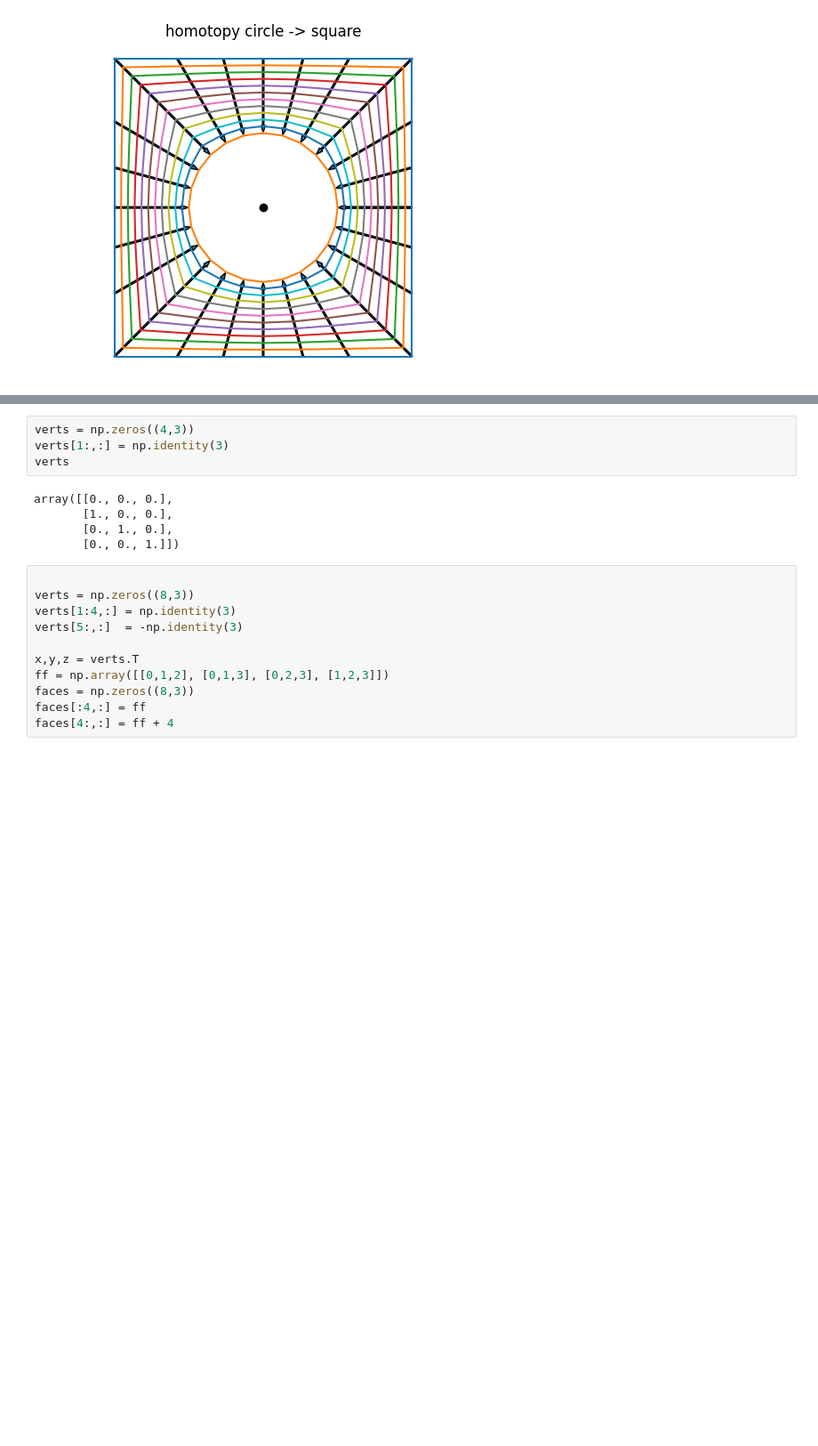
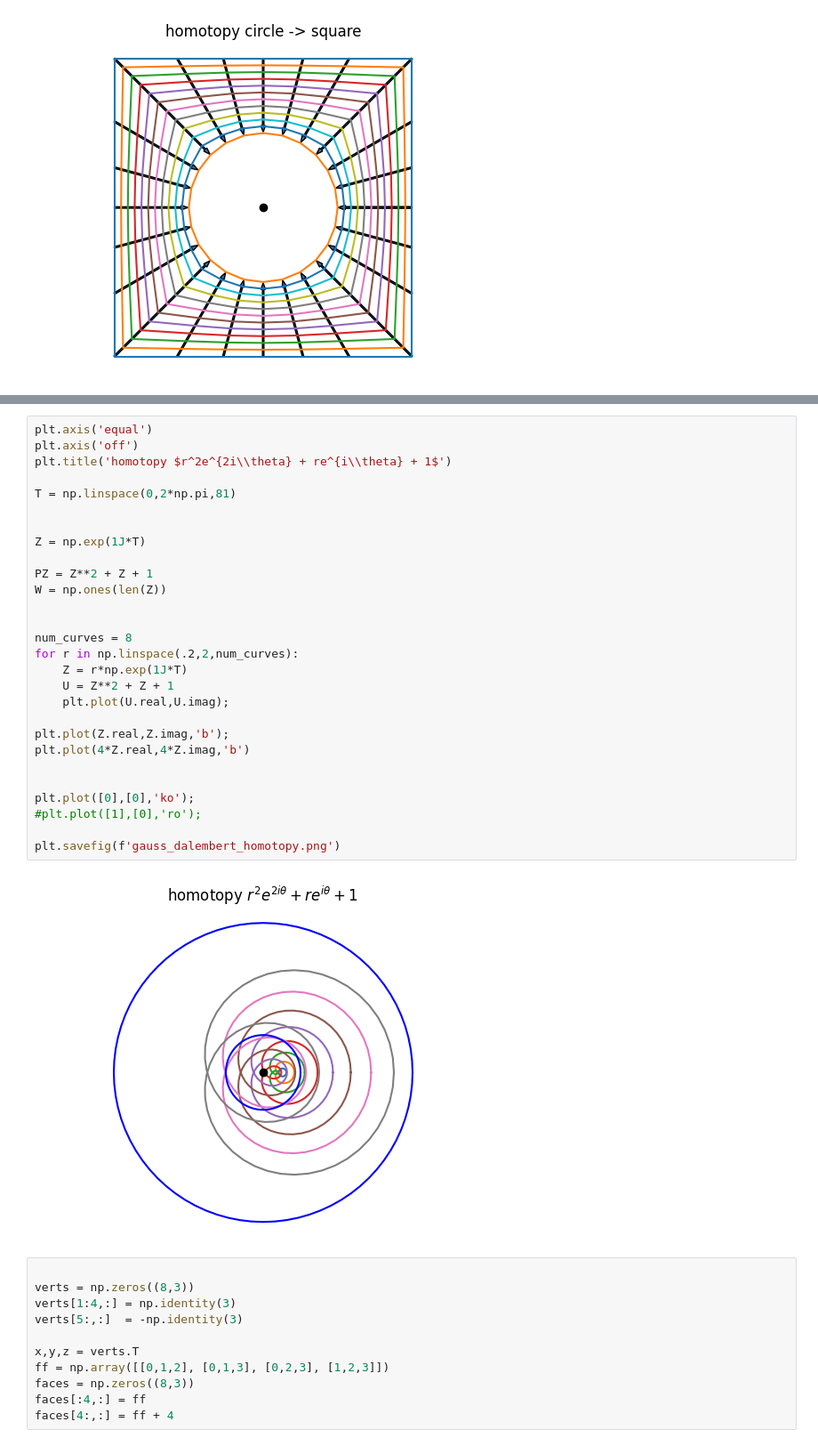
Before and after one commit to macbuse/ALG_TOP, a Jupyter notebook: homotopies.ipynb, the cells around one changed output, grey strips where cells are left out. Shown: that part at 89% size. Cells and saved outputs as stored; diff of their text form; blank space fills up the shorter version.

```diff
--- a/homotopies.ipynb
+++ b/homotopies.ipynb
@@ -72,12 +72,33 @@ plt.savefig(f'homotopy_roulette_{num_curves}.png')
-# %%
-verts = np.zeros((4,3))
-verts[1:,:] = np.identity(3)
-verts
-# %% [output]
-array([[0., 0., 0.],
-       [1., 0., 0.],
-       [0., 1., 0.],
-       [0., 0., 1.]])
+# %%
+plt.axis('equal')
+plt.axis('off')
+plt.title('homotopy $r^2e^{2i\\theta} + re^{i\\theta} + 1$')
+
+T = np.linspace(0,2*np.pi,81)
+
+
+Z = np.exp(1J*T)
+
+PZ = Z**2 + Z + 1
+W = np.ones(len(Z))
+
+
+num_curves = 8
+for r in np.linspace(.2,2,num_curves):
+    Z = r*np.exp(1J*T)
+    U = Z**2 + Z + 1
+    plt.plot(U.real,U.imag);
+
+plt.plot(Z.real,Z.imag,'b');
+plt.plot(4*Z.real,4*Z.imag,'b')
+
+
+plt.plot([0],[0],'ko');
+#plt.plot([1],[0],'ro');
+
+plt.savefig(f'gauss_dalembert_homotopy.png')
+# %% [output]
+[figure, added]
 # %%
 
 verts = np.zeros((8,3))
```
Also changed, not shown: parts of 1 cell of this notebook, 9 other files.
